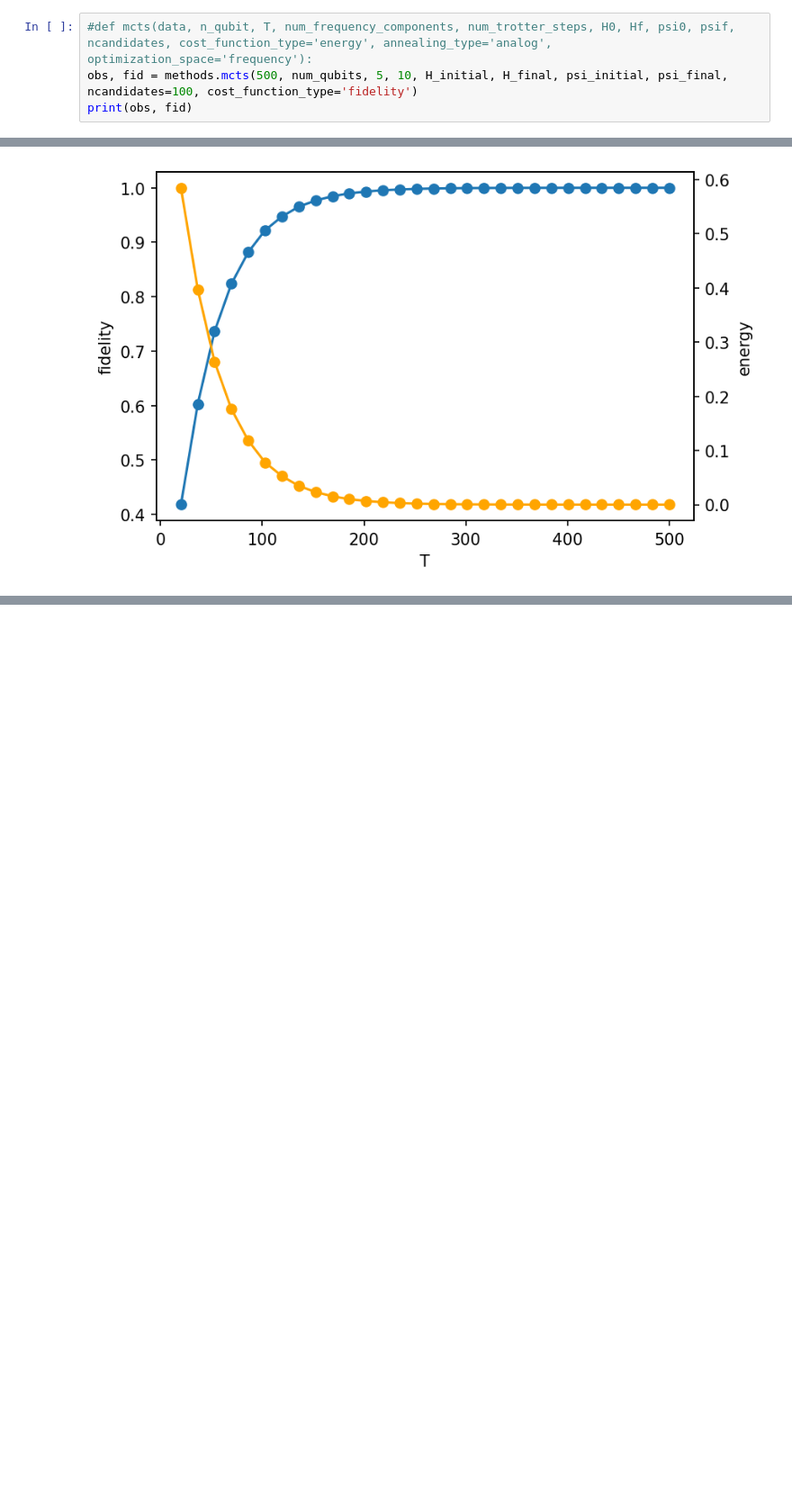
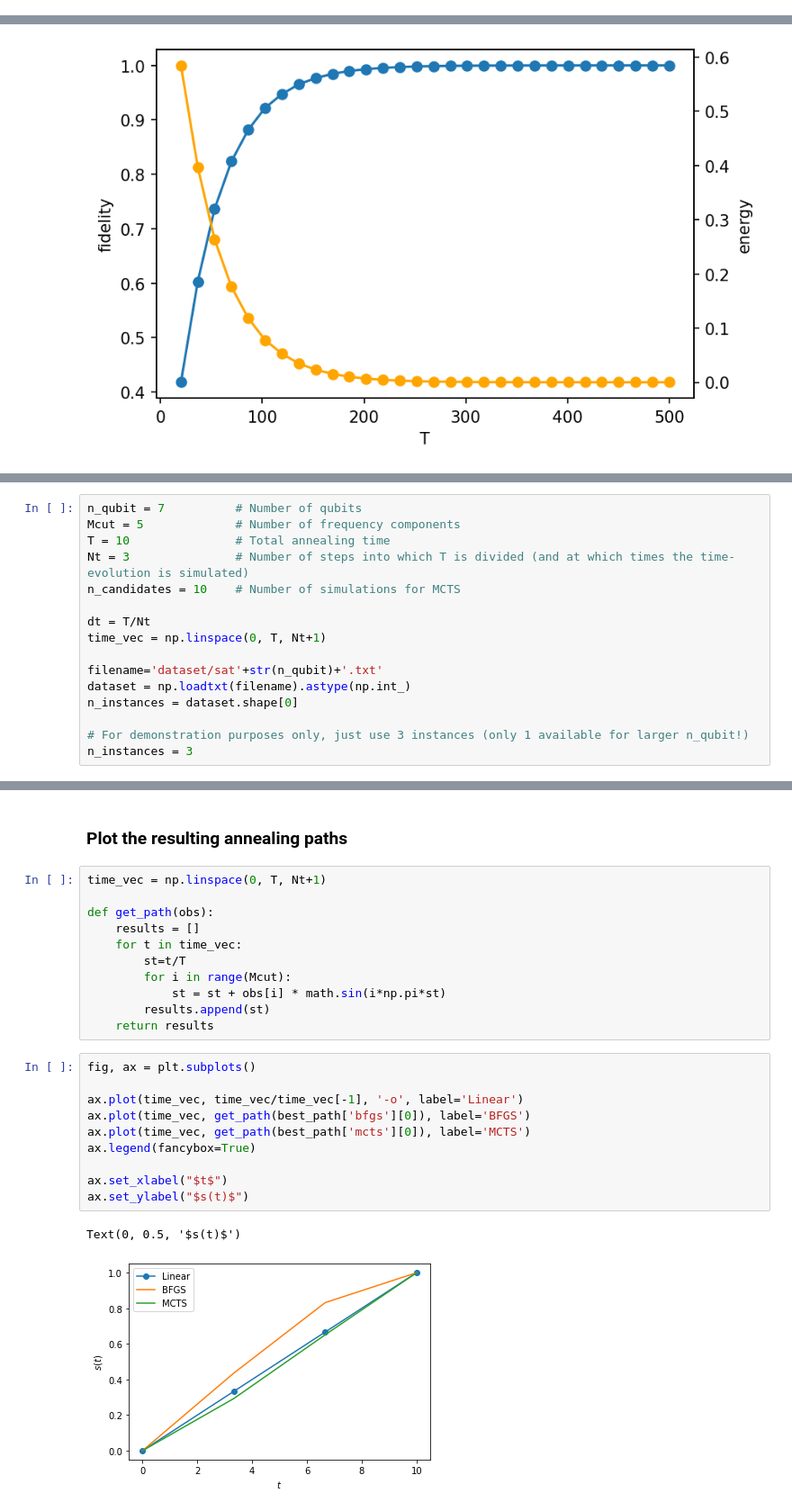
Before and after one commit to condensedAI/quantumzero, a Jupyter notebook: Demo.ipynb, the cells around one changed output, grey strips where cells are left out. Shown at 90% size. Cells and saved outputs as stored; diff of their text form; blank space fills up the shorter version.

```diff
--- a/Demo.ipynb
+++ b/Demo.ipynb
@@ -21,4 +24,0 @@ print(obsv2, fidv2)
-# %%
-#def mcts(data, n_qubit, T, num_frequency_components, num_trotter_steps, H0, Hf, psi0, psif, ncandidates, cost_function_type='energy', annealing_type='analog', optimization_space='frequency'):
-obs, fid = methods.mcts(500, num_qubits, 5, 10, H_initial, H_final, psi_initial, psi_final, ncandidates=100, cost_function_type='fidelity')
-print(obs, fid)
@@ -57,0 +56,16 @@ Text(0, 0.5, 'energy')
+# %%
+n_qubit = 7          # Number of qubits
+Mcut = 5             # Number of frequency components
+T = 10               # Total annealing time
+Nt = 3               # Number of steps into which T is divided (and at which times the time-evolution is simulated)
+n_candidates = 10    # Number of simulations for MCTS
+
+dt = T/Nt
+time_vec = np.linspace(0, T, Nt+1)
+
+filename='dataset/sat'+str(n_qubit)+'.txt'
+dataset = np.loadtxt(filename).astype(np.int_)
+n_instances = dataset.shape[0]
+
+# For demonstration purposes only, just use 3 instances (only 1 available for larger n_qubit!)
+n_instances = 3
@@ -57,0 +183,26 @@ Text(0, 0.5, 'energy')
+# %% [markdown]
+### Plot the resulting annealing paths
+# %%
+time_vec = np.linspace(0, T, Nt+1)
+
+def get_path(obs):
+    results = []
+    for t in time_vec:
+        st=t/T
+        for i in range(Mcut):
+            st = st + obs[i] * math.sin(i*np.pi*st)
+        results.append(st)
+    return results
+# %%
+fig, ax = plt.subplots()
+
+ax.plot(time_vec, time_vec/time_vec[-1], '-o', label='Linear')
+ax.plot(time_vec, get_path(best_path['bfgs'][0]), label='BFGS')
+ax.plot(time_vec, get_path(best_path['mcts'][0]), label='MCTS')
+ax.legend(fancybox=True)
+
+ax.set_xlabel("$t$")
+ax.set_ylabel("$s(t)$")
+# %% [output]
+Text(0, 0.5, '$s(t)$')
+[figure, added]
```
Also changed, not shown: parts of 16 cells of this notebook.
